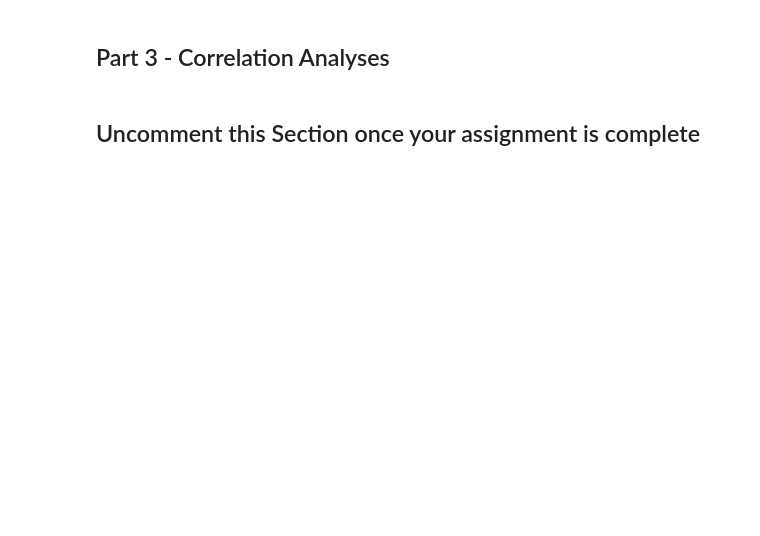
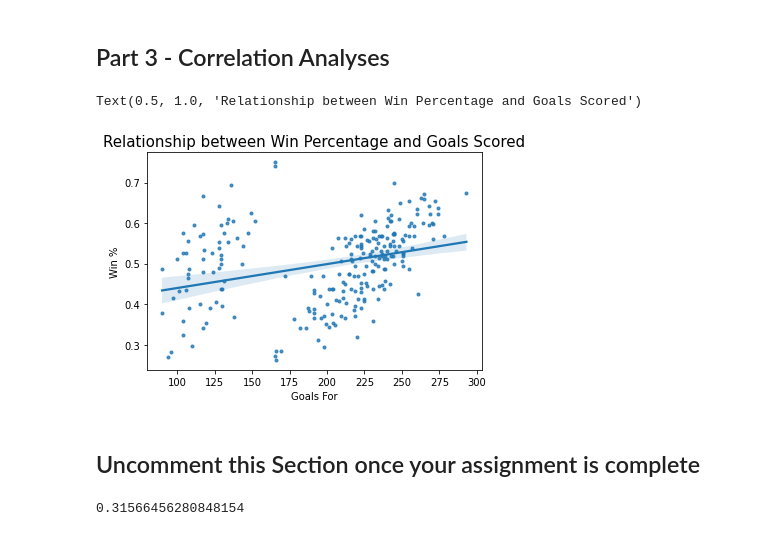
Before and after one commit to mattyough25/Coursera, a Jupyter notebook: SportsPerformanceAnalytics/FoundationsofSportsAnalytics_DataRepresentationanModelsinSports/python notebooks/Week2/Week 2 Assignment.ipynb, the cells around one changed output. Cells and saved outputs as stored; diff of their text form; code cells hidden in the pictures; blank space fills up the shorter version.

```diff
--- a/SportsPerformanceAnalytics/FoundationsofSportsAnalytics_DataRepresentationanModelsinSports/python notebooks/Week2/Week 2 Assignment.ipynb
+++ b/SportsPerformanceAnalytics/FoundationsofSportsAnalytics_DataRepresentationanModelsinSports/python notebooks/Week2/Week 2 Assignment.ipynb
@@ -365,4 +436,16 @@ NHL_Team_R_Stats
 # %% [markdown]
 ## Part 3 - Correlation Analyses
+# %%
+sns.regplot(x='goals_for', y='win_pct', data=NHL_Team_R_Stats,  marker='.')
+plt.xlabel('Goals For')
+plt.ylabel('Win %')
+plt.title("Relationship between Win Percentage and Goals Scored", fontsize=15)
+# %% [output]
+Text(0.5, 1.0, 'Relationship between Win Percentage and Goals Scored')
+[figure, added]
 # %% [markdown]
 ## Uncomment this Section once your assignment is complete
+# %%
+NHL_Team_R_Stats['goals_for'].corr(NHL_Team_R_Stats['win_pct'])
+# %% [output]
+0.31566456280848154
```
Also changed, not shown: parts of 10 cells of this notebook, 5 other files.
